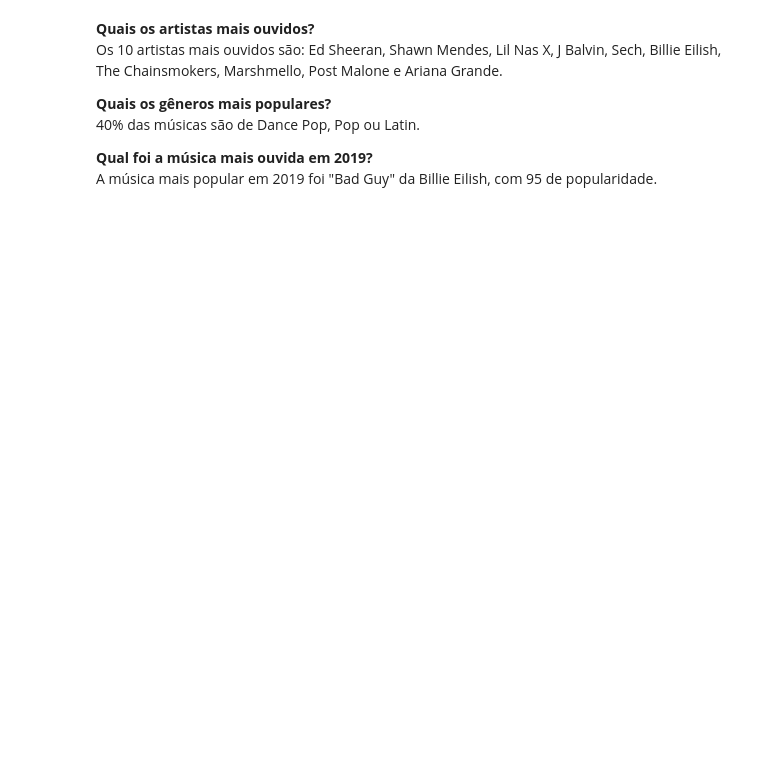
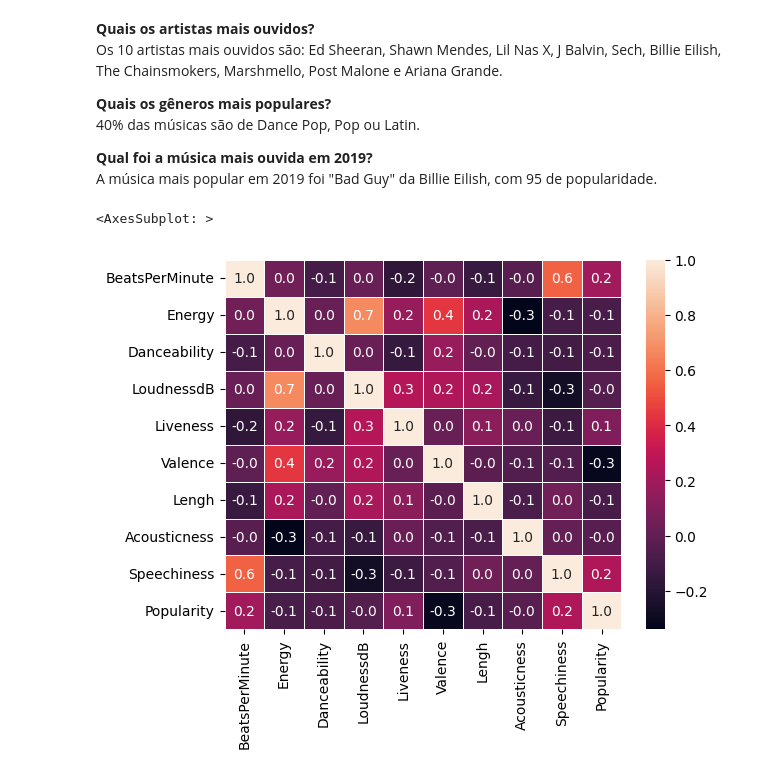
Before and after one commit to simonecrepaldi/spotify_top50_2019, a Jupyter notebook: notebook.ipynb, the cells around one changed output. Cells and saved outputs as stored; diff of their text form; code cells hidden in the pictures; blank space fills up the shorter version.

Commit message:
update correlação

```diff
--- a/notebook.ipynb
+++ b/notebook.ipynb
@@ -175,3 +175,11 @@ Os 10 artistas mais ouvidos são: Ed Sheeran, Shawn Mendes, Lil Nas X, J Balvin,
 
 **Qual foi a música mais ouvida em 2019?**<br>
 A música mais popular em 2019 foi "Bad Guy" da Billie Eilish, com 95 de popularidade.
+# %%
+# Analisando a correlação das variáveis
+correlation = db.corr()
+plot = sns.heatmap(correlation, annot = True, fmt=".1f", linewidths=.6)
+plot
+# %% [output]
+<AxesSubplot: >
+[figure, added]
```
Also changed, not shown: parts of 1 cell of this notebook.
